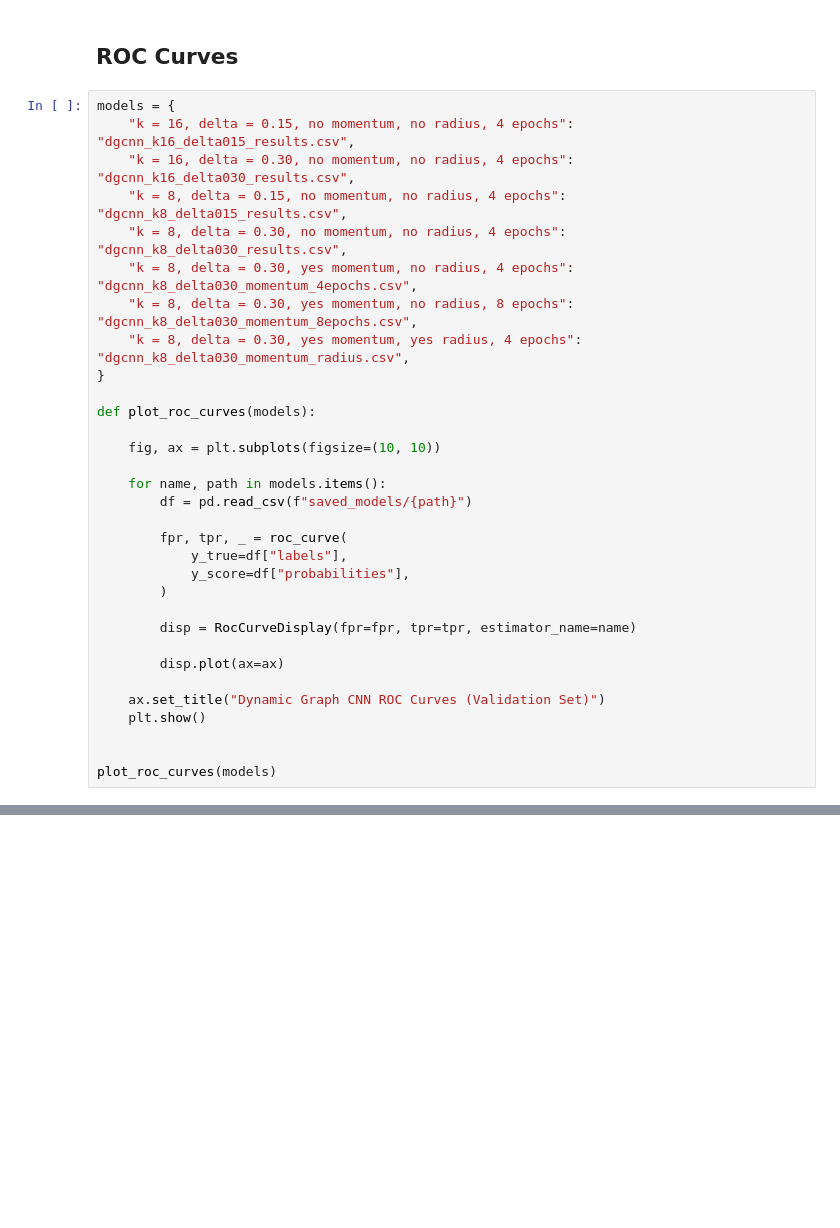
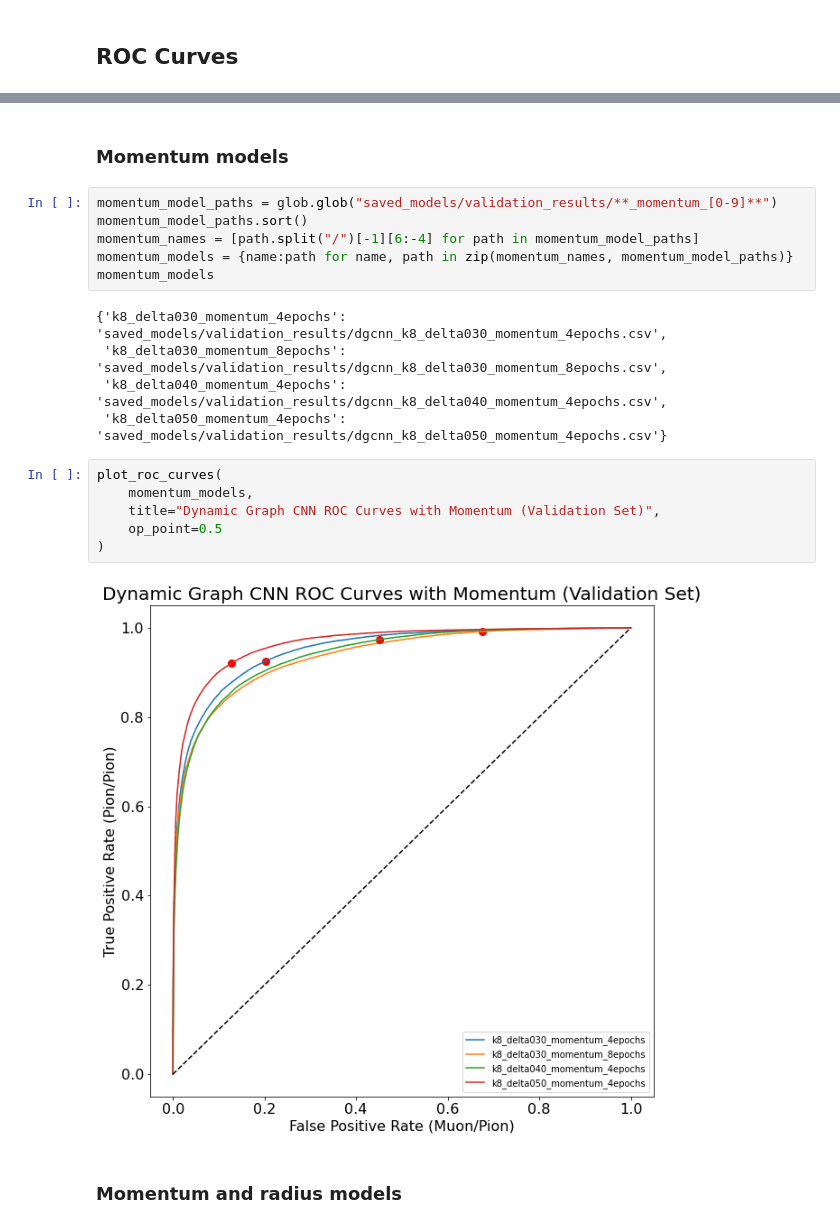
Before and after one commit to TRIUMF-Capstone2022/richai, a Jupyter notebook: notebooks/DGCNN metrics.ipynb, the cells around one changed output, grey strips where cells are left out. Cells and saved outputs as stored; diff of their text form; blank space fills up the shorter version.

Commit message:
refactor: update dgcnn code

```diff
--- a/notebooks/DGCNN metrics.ipynb
+++ b/notebooks/DGCNN metrics.ipynb
@@ -191,34 +407,2 @@ weighted avg       0.94      0.94      0.94     85824
 # %% [markdown]
 ## ROC Curves
-# %%
-models = {
-    "k = 16, delta = 0.15, no momentum, no radius, 4 epochs": "dgcnn_k16_delta015_results.csv",
-    "k = 16, delta = 0.30, no momentum, no radius, 4 epochs": "dgcnn_k16_delta030_results.csv",
-    "k = 8, delta = 0.15, no momentum, no radius, 4 epochs": "dgcnn_k8_delta015_results.csv",
-    "k = 8, delta = 0.30, no momentum, no radius, 4 epochs": "dgcnn_k8_delta030_results.csv",
-    "k = 8, delta = 0.30, yes momentum, no radius, 4 epochs": "dgcnn_k8_delta030_momentum_4epochs.csv",
-    "k = 8, delta = 0.30, yes momentum, no radius, 8 epochs": "dgcnn_k8_delta030_momentum_8epochs.csv",
-    "k = 8, delta = 0.30, yes momentum, yes radius, 4 epochs": "dgcnn_k8_delta030_momentum_radius.csv",
-}
-
-def plot_roc_curves(models):
-
-    fig, ax = plt.subplots(figsize=(10, 10))
-
-    for name, path in models.items():
-        df = pd.read_csv(f"saved_models/{path}")
-
-        fpr, tpr, _ = roc_curve(
-            y_true=df["labels"],
-            y_score=df["probabilities"],
-        )
-
-        disp = RocCurveDisplay(fpr=fpr, tpr=tpr, estimator_name=name)
-
-        disp.plot(ax=ax)
-
-    ax.set_title("Dynamic Graph CNN ROC Curves (Validation Set)")
-    plt.show()
-
-
-plot_roc_curves(models)
@@ -226,0 +409,23 @@ plot_roc_curves(models)
+# %% [markdown]
+### Momentum models
+# %%
+momentum_model_paths = glob.glob("saved_models/validation_results/**_momentum_[0-9]**")
+momentum_model_paths.sort()
+momentum_names = [path.split("/")[-1][6:-4] for path in momentum_model_paths]
+momentum_models = {name:path for name, path in zip(momentum_names, momentum_model_paths)}
+momentum_models
+# %% [output]
+{'k8_delta030_momentum_4epochs': 'saved_models/validation_results/dgcnn_k8_delta030_momentum_4epochs.csv',
+ 'k8_delta030_momentum_8epochs': 'saved_models/validation_results/dgcnn_k8_delta030_momentum_8epochs.csv',
+ 'k8_delta040_momentum_4epochs': 'saved_models/validation_results/dgcnn_k8_delta040_momentum_4epochs.csv',
+ 'k8_delta050_momentum_4epochs': 'saved_models/validation_results/dgcnn_k8_delta050_momentum_4epochs.csv'}
+# %%
+plot_roc_curves(
+    momentum_models,
+    title="Dynamic Graph CNN ROC Curves with Momentum (Validation Set)",
+    op_point=0.5
+)
+# %% [output]
+[figure, added]
+# %% [markdown]
+### Momentum and radius models
```
Also changed, not shown: parts of 24 cells of this notebook, 4 other files.
